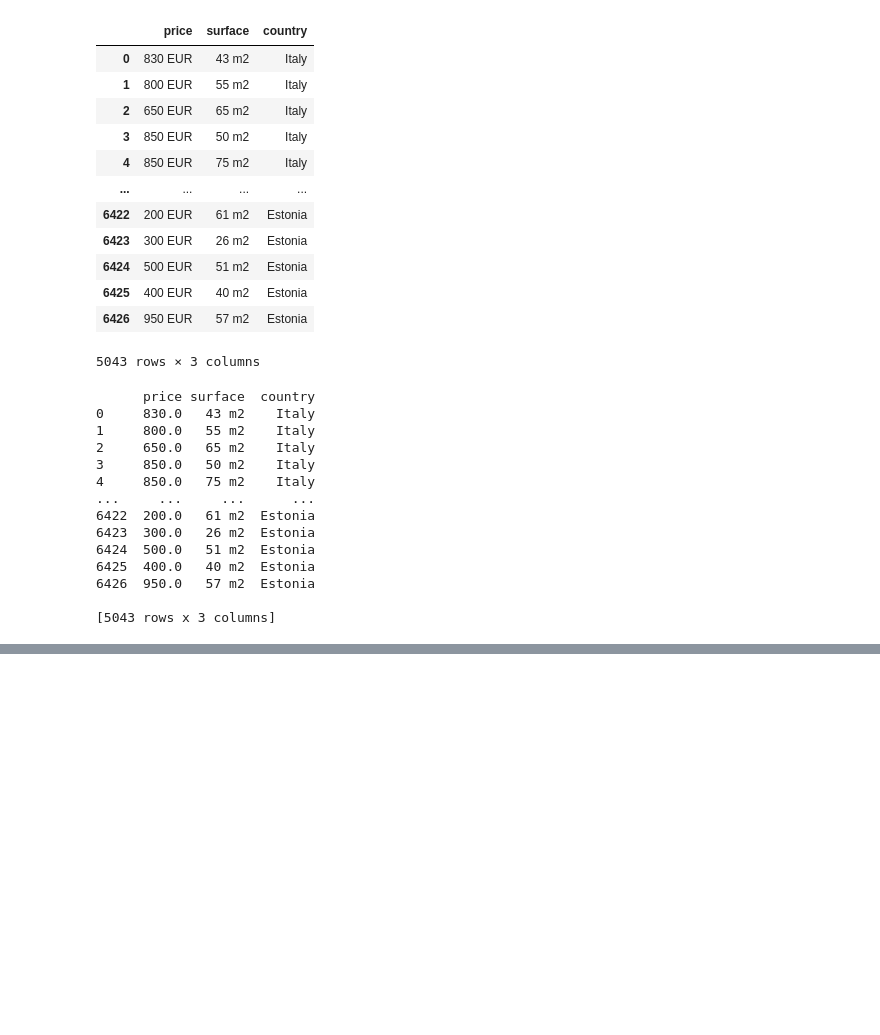
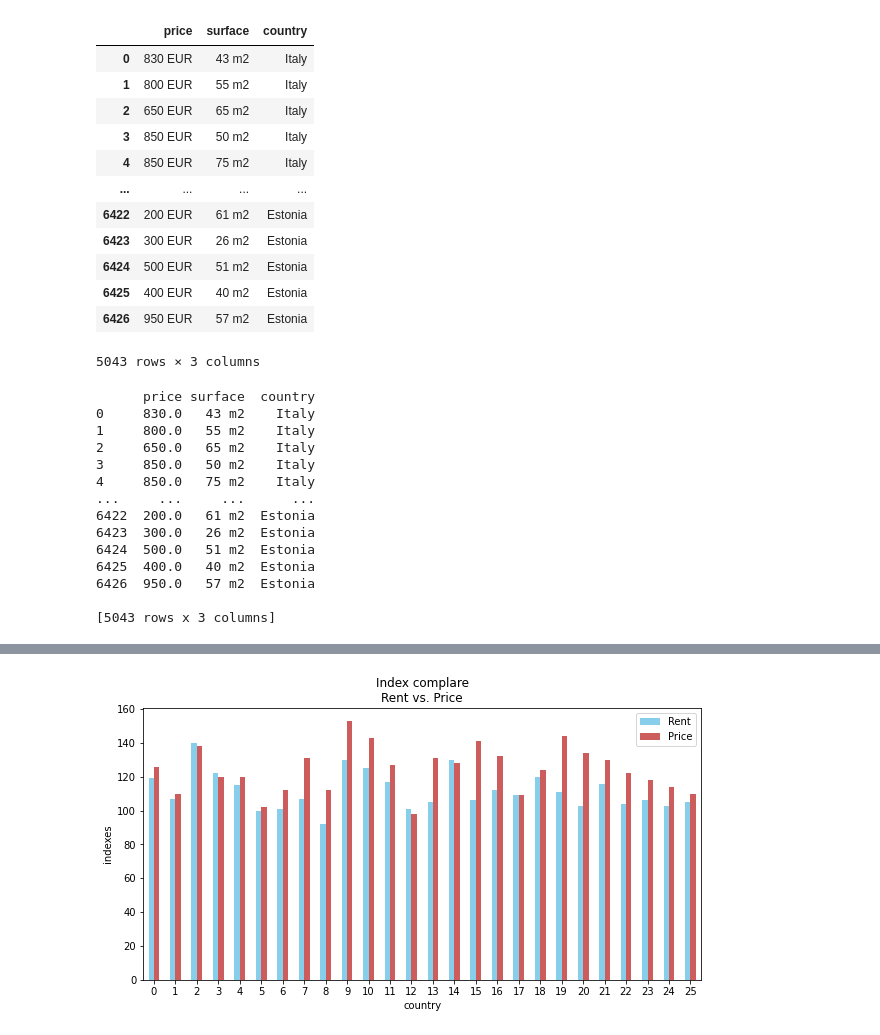
Before and after one commit to lucamac99/big-data-project, a Jupyter notebook: dataCleaning.ipynb, the cells around one changed output, grey strips where cells are left out. Cells and saved outputs as stored; diff of their text form; code cells hidden in the pictures; blank space fills up the shorter version.

```diff
--- a/dataCleaning.ipynb
+++ b/dataCleaning.ipynb
@@ -191,0 +250,14 @@ df.groupby(['country'])['price'].mean().plot(legend=True, kind='bar', figsize=(1
+# %%
+
+countries = df_rent_price['country']
+rentSeries = df_rent_price['2020']
+priceSeries = df_house_price['2020']
+
+df = pd.DataFrame({"Rent":rentSeries,"Price":priceSeries})
+
+ax = df.plot.bar(color=["SkyBlue","IndianRed"], rot=0, title="Index complare\nRent vs. Price", figsize=(10,5))
+ax.set_xlabel("country")
+ax.set_ylabel("indexes")
+plt.show()
+# %% [output]
+[figure, added]
```
Also changed, not shown: parts of 9 cells of this notebook, 4 other files.
